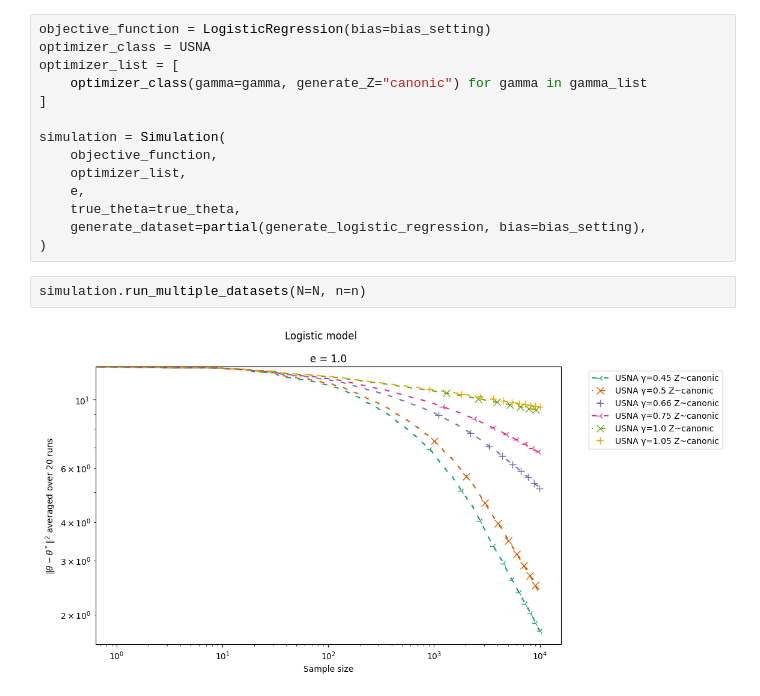
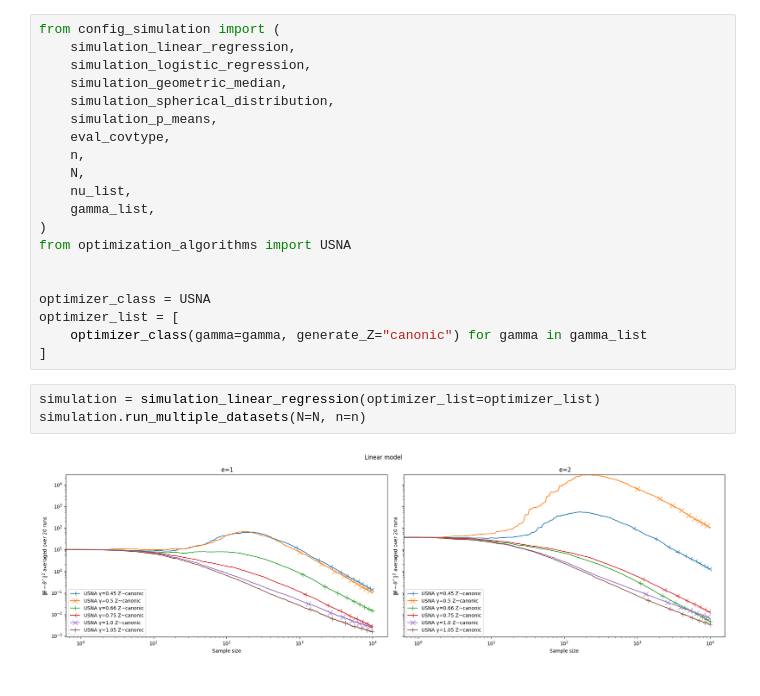
Before and after one commit to guillaume-salle/Optimisation_stochastique, a Jupyter notebook: simulation_USNA_canonic.ipynb, the cells around one changed output. Saved outputs shown, nothing was run; the diff lists cells and outputs as text.

```diff
--- a/simulation_USNA_canonic.ipynb
+++ b/simulation_USNA_canonic.ipynb
@@ -11,18 +1,25 @@ from config_simulation import N, n, true_theta, bias_setting, nu_list, gamma_lis
-# %%
-objective_function = LogisticRegression(bias=bias_setting)
-optimizer_class = USNA
-optimizer_list = [
-    optimizer_class(gamma=gamma, generate_Z="canonic") for gamma in gamma_list
-]
-
-simulation = Simulation(
-    objective_function,
-    optimizer_list,
-    e,
-    true_theta=true_theta,
-    generate_dataset=partial(generate_logistic_regression, bias=bias_setting),
-)
+# %%
+from config_simulation import (
+    simulation_linear_regression,
+    simulation_logistic_regression,
+    simulation_geometric_median,
+    simulation_spherical_distribution,
+    simulation_p_means,
+    eval_covtype,
+    n,
+    N,
+    nu_list,
+    gamma_list,
+)
+from optimization_algorithms import USNA
+
+
+optimizer_class = USNA
+optimizer_list = [
+    optimizer_class(gamma=gamma, generate_Z="canonic") for gamma in gamma_list
+]
 # %%
+simulation = simulation_linear_regression(optimizer_list=optimizer_list)
 simulation.run_multiple_datasets(N=N, n=n)
 # %% [output]
-[figure, old version]
+[figure, new version]
```
Also changed, not shown: parts of 7 cells of this notebook, 44 other files.
